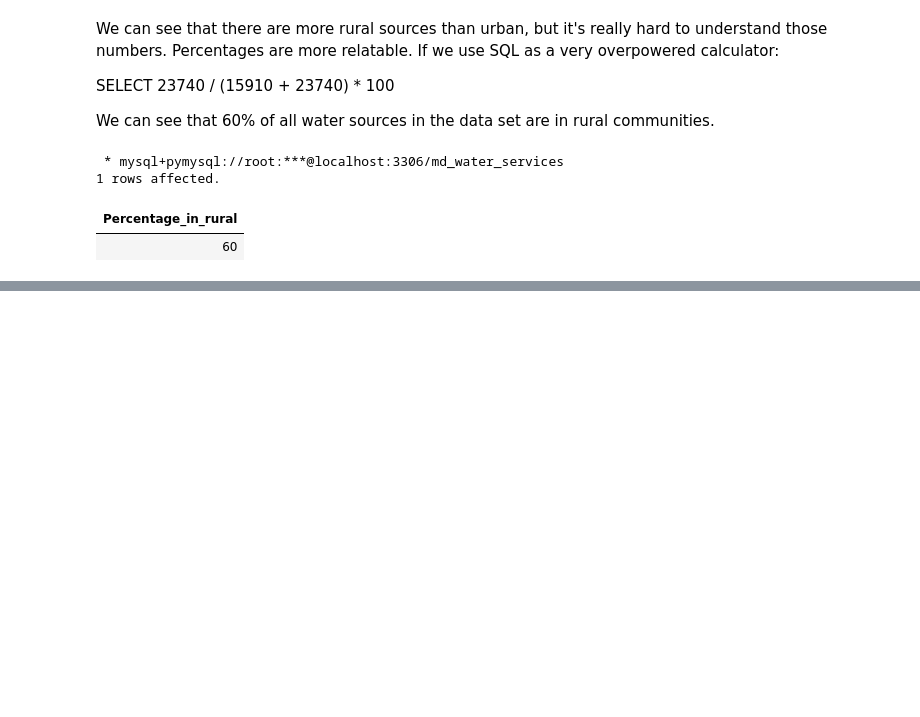
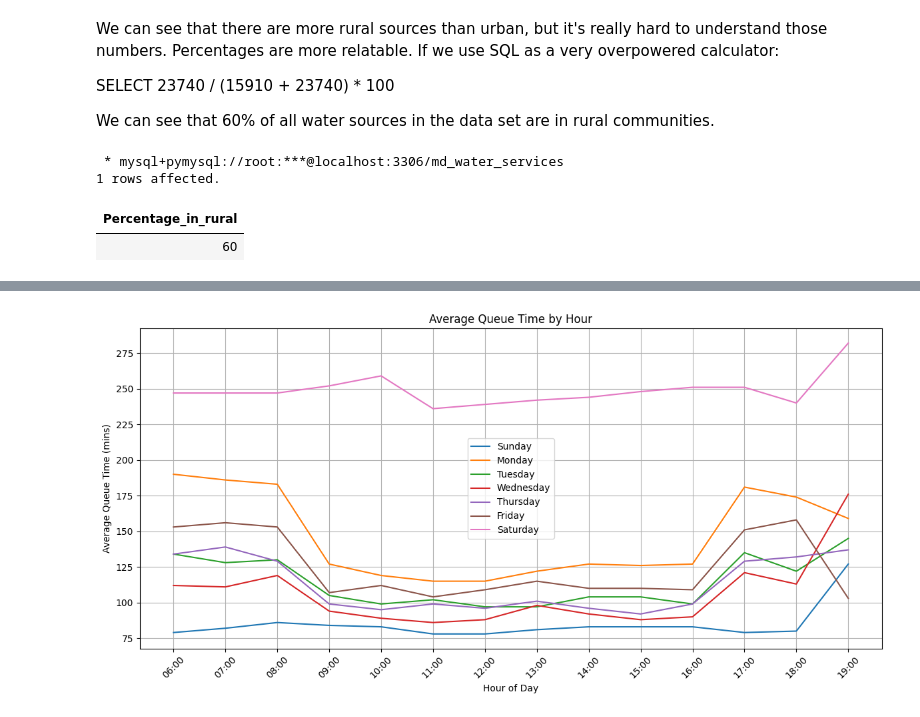
Before and after one commit to ClintonBeyene/ALX-ExploreAI-DataScience, a Jupyter notebook: SQL/Integrated Project Part 2 - Clustering Data To Unveil Maji Ndogo’s Water Crisis/Integrated Project Part 2 - Clustering Data To Unveil Maji Ndogo’s Water Crisis.ipynb, the cells around one changed output, grey strips where cells are left out. Saved outputs shown, nothing was run; the diff lists cells and outputs as text; code cells hidden in the pictures; blank space fills up the shorter version.

```diff
--- a/SQL/Integrated Project Part 2 - Clustering Data To Unveil Maji Ndogo’s Water Crisis/Integrated Project Part 2 - Clustering Data To Unveil Maji Ndogo’s Water Crisis.ipynb
+++ b/SQL/Integrated Project Part 2 - Clustering Data To Unveil Maji Ndogo’s Water Crisis/Integrated Project Part 2 - Clustering Data To Unveil Maji Ndogo’s Water Crisis.ipynb
@@ -467,0 +1225,17 @@ SELECT ROUND(23740 / (15910 + 23740) * 100) AS Percentage_in_rural
+# %%
+df.reset_index(inplace=True)
+
+plt.figure(figsize=(12, 6))
+for day in weekday_order:
+    plt.plot(df['hour_of_day'], df[day], label=day)
+
+plt.title('Average Queue Time by Hour')
+plt.xlabel('Hour of Day')
+plt.ylabel('Average Queue Time (mins)')
+plt.xticks(rotation=45)
+plt.legend()
+plt.grid(True)
+plt.tight_layout()
+plt.show()
+# %% [output]
+[figure, added]
```
Also changed, not shown: parts of 116 cells of this notebook.
